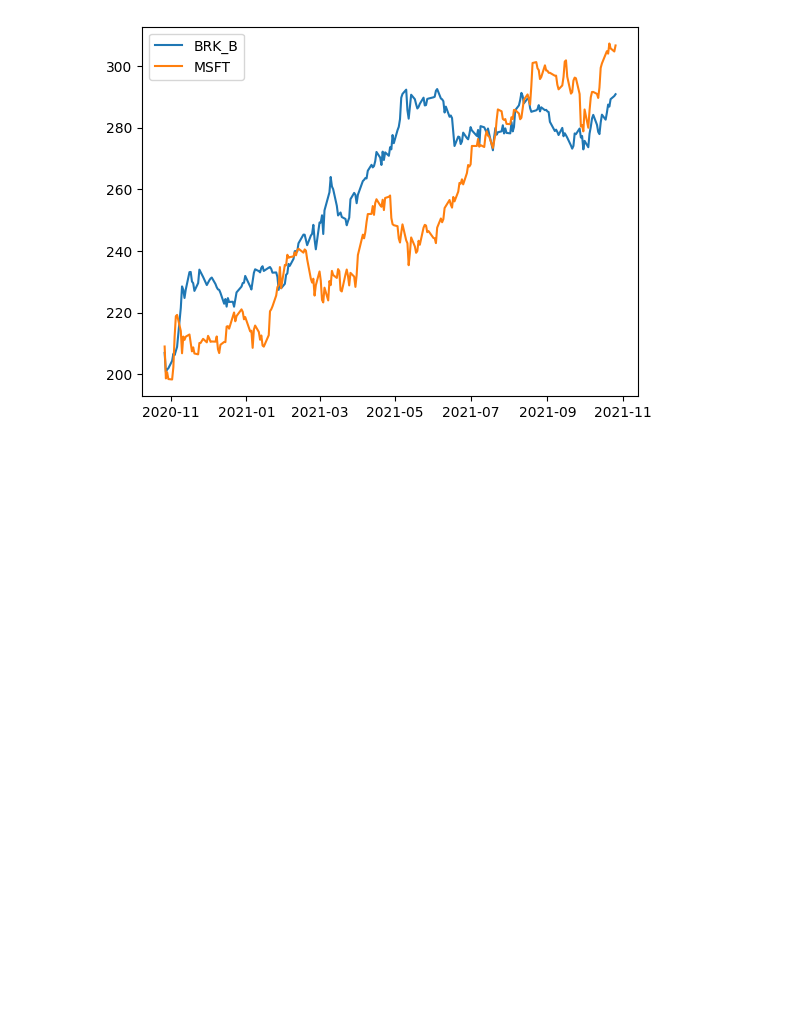
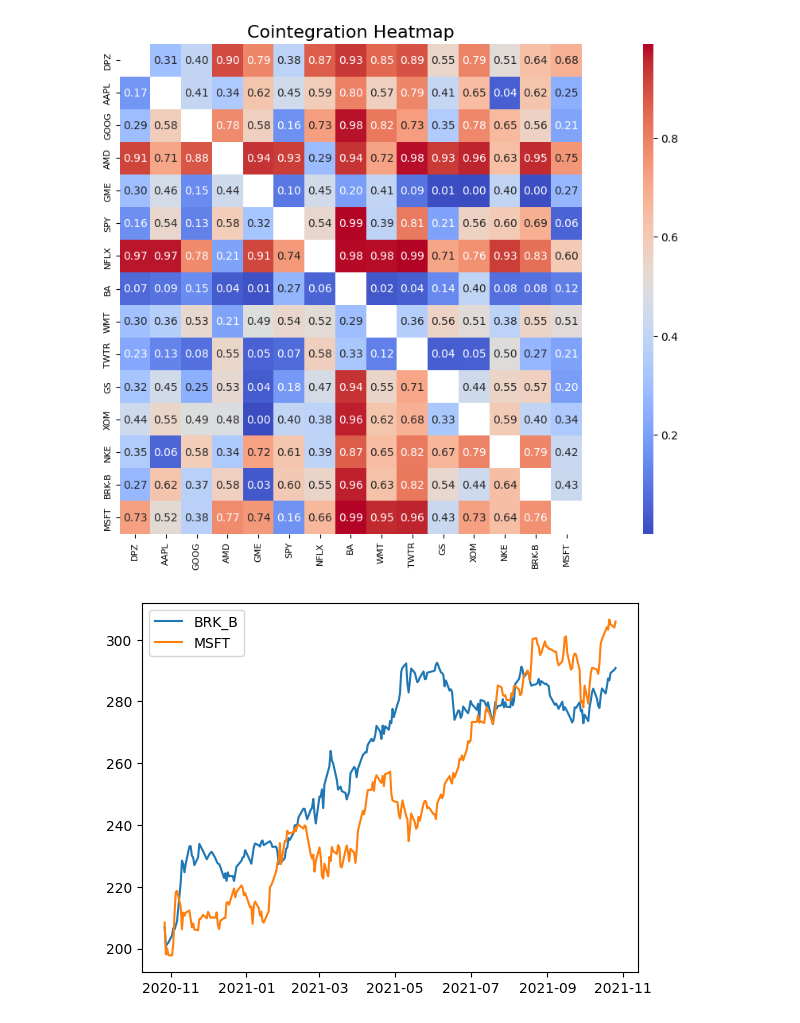
Before and after one commit to Nic-Amir/trading, a Jupyter notebook: Finding_Pairs.ipynb, the cells around one changed output. Saved outputs shown, nothing was run; the diff lists cells and outputs as text; code cells hidden in the pictures; blank space fills up the shorter version.

```diff
--- a/Finding_Pairs.ipynb
+++ b/Finding_Pairs.ipynb
@@ -56,3 +55,28 @@ sn.heatmap(corr_matrix, annot=True)
+# %%
+from statsmodels.tsa.stattools import coint
+
+'''
+The p-value of the cointegration test tells us the likelihood of obtaining the observed result by chance
+if there is no cointegration between the two series.
+A small p-value (e.g., less than 0.05) suggests strong evidence of cointegration,
+while a large p-value suggests a lack of evidence for cointegration.
+'''
+
+coint_vals = pd.DataFrame(index=ticks, columns=ticks)
+for i in ticks:
+    for j in ticks:
+        if i != j:
+            result = coint(d[i], d[j])
+            coint_vals.loc[i,j] = result[1]
+coint_vals = coint_vals.astype(float)
+
+fig, ax = plt.subplots(figsize=(10, 8))
+sn.heatmap(coint_vals, cmap='coolwarm', annot=True, fmt=".2f", ax=ax, cbar_kws={'orientation': 'vertical', 'pad': 0.1, 'aspect': 50})
+ax.tick_params(axis='both', which='major', labelsize=8)
+plt.title('Cointegration Heatmap', fontsize=16)
+plt.show()
+# %% [output]
+[figure, added]
 # %%
 import numpy as np
 import pandas as pd
```
Also changed, not shown: parts of 6 cells of this notebook, 1 other file.
